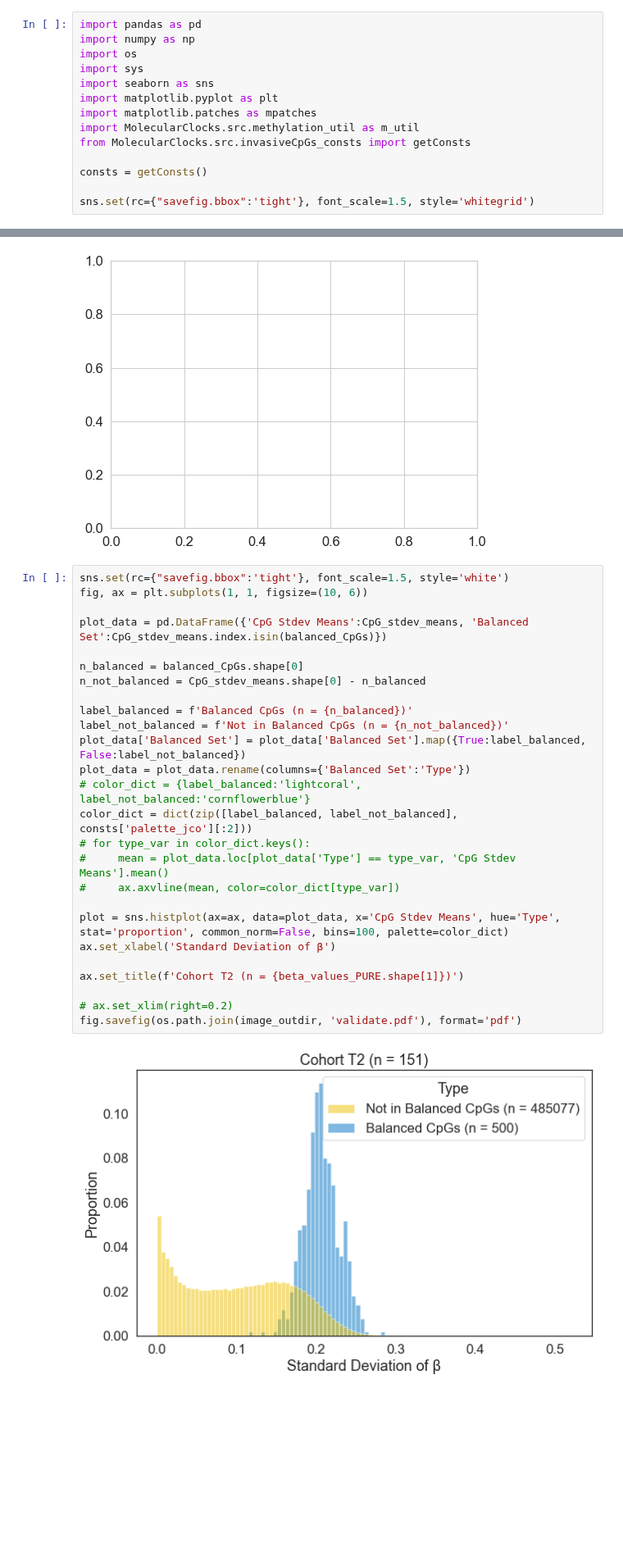
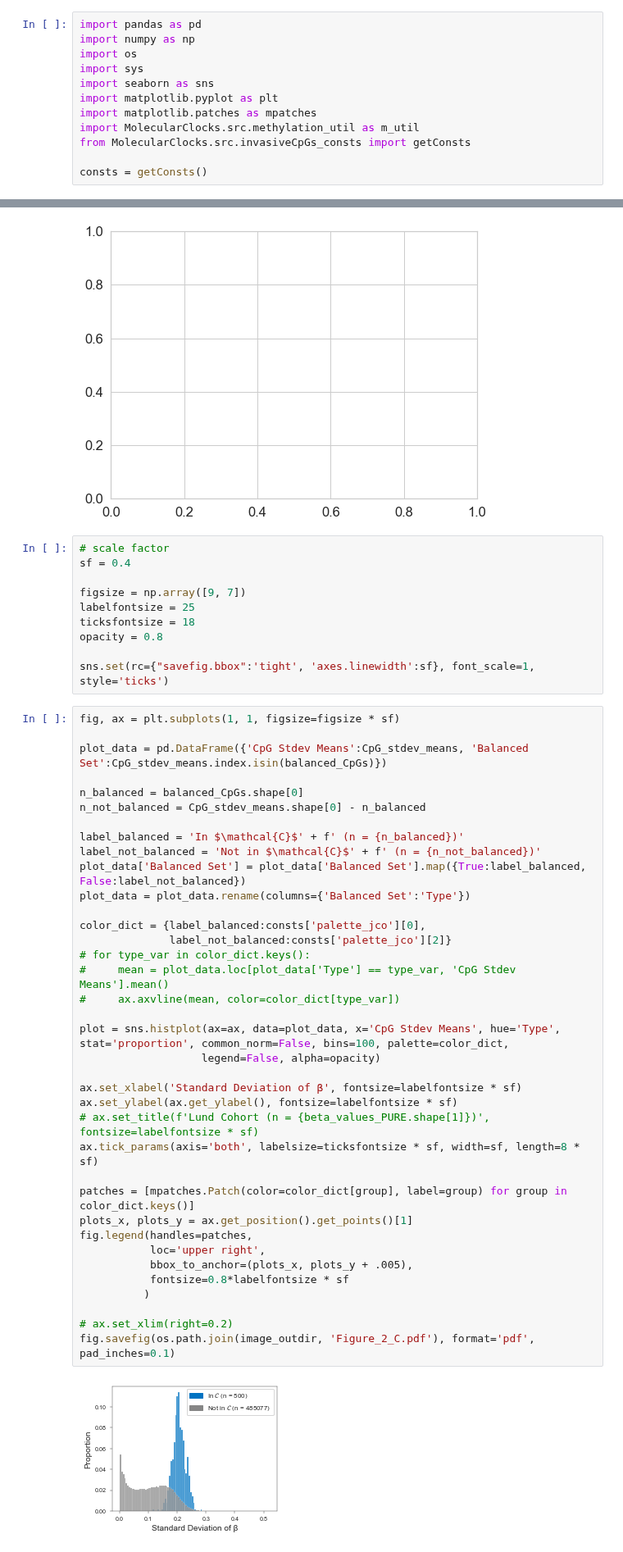
Before and after one commit to danmonyak/EpiClockInvasiveBRCA, a Jupyter notebook: Analysis/Validate Sites.ipynb, the cells around one changed output, grey strips where cells are left out. Shown at 82% size. Cells and saved outputs as stored; diff of their text form; blank space fills up the shorter version.

Commit message:
added consistent formatting steps

```diff
--- a/Analysis/Validate Sites.ipynb
+++ b/Analysis/Validate Sites.ipynb
@@ -10,8 +10,6 @@ import MolecularClocks.src.methylation_util as m_util
 from MolecularClocks.src.invasiveCpGs_consts import getConsts
 
 consts = getConsts()
-
-sns.set(rc={"savefig.bbox":'tight'}, font_scale=1.5, style='whitegrid')
 # %%
 proj_dir = os.path.join(consts['official_indir'], 'Ringner')
 beta_values = pd.read_table(os.path.join(proj_dir, 'GSE75067_betaValues.txt'), index_col=0)
@@ -47,31 +45,52 @@ fig.savefig(os.path.join(consts['indir'], 'evidence', 'selection', 'Ringner-bala
 # %% [output]
 NameError: name 'CpG_stdev_means' is not defined
 [figure]
+# %%
+# scale factor
+sf = 0.4
+
+figsize = np.array([9, 7])
+labelfontsize = 25
+ticksfontsize = 18
+opacity = 0.8
+
+sns.set(rc={"savefig.bbox":'tight', 'axes.linewidth':sf}, font_scale=1, style='ticks')
 # %%
-sns.set(rc={"savefig.bbox":'tight'}, font_scale=1.5, style='white')
-fig, ax = plt.subplots(1, 1, figsize=(10, 6))
+fig, ax = plt.subplots(1, 1, figsize=figsize * sf)
 
 plot_data = pd.DataFrame({'CpG Stdev Means':CpG_stdev_means, 'Balanced Set':CpG_stdev_means.index.isin(balanced_CpGs)})
 
 n_balanced = balanced_CpGs.shape[0]
 n_not_balanced = CpG_stdev_means.shape[0] - n_balanced
 
-label_balanced = f'Balanced CpGs (n = {n_balanced})'
-label_not_balanced = f'Not in Balanced CpGs (n = {n_not_balanced})'
+label_balanced = 'In $\mathcal{C}$' + f' (n = {n_balanced})'
+label_not_balanced = 'Not in $\mathcal{C}$' + f' (n = {n_not_balanced})'
 plot_data['Balanced Set'] = plot_data['Balanced Set'].map({True:label_balanced, False:label_not_balanced})
 plot_data = plot_data.rename(columns={'Balanced Set':'Type'})
-# color_dict = {label_balanced:'lightcoral', label_not_balanced:'cornflowerblue'}
-color_dict = dict(zip([label_balanced, label_not_balanced], consts['palette_jco'][:2]))
+
+color_dict = {label_balanced:consts['palette_jco'][0],
+              label_not_balanced:consts['palette_jco'][2]}
 # for type_var in color_dict.keys():
 #     mean = plot_data.loc[plot_data['Type'] == type_var, 'CpG Stdev Means'].mean()
 #     ax.axvline(mean, color=color_dict[type_var])
 
-plot = sns.histplot(ax=ax, data=plot_data, x='CpG Stdev Means', hue='Type', stat='proportion', common_norm=False, bins=100, palette=color_dict)
-ax.set_xlabel('Standard Deviation of β')
+plot = sns.histplot(ax=ax, data=plot_data, x='CpG Stdev Means', hue='Type', stat='proportion', common_norm=False, bins=100, palette=color_dict,
+                   legend=False, alpha=opacity)
 
-ax.set_title(f'Cohort T2 (n = {beta_values_PURE.shape[1]})')
+ax.set_xlabel('Standard Deviation of β', fontsize=labelfontsize * sf)
+ax.set_ylabel(ax.get_ylabel(), fontsize=labelfontsize * sf)
+# ax.set_title(f'Lund Cohort (n = {beta_values_PURE.shape[1]})', fontsize=labelfontsize * sf)
+ax.tick_params(axis='both', labelsize=ticksfontsize * sf, width=sf, length=8 * sf)
+
+patches = [mpatches.Patch(color=color_dict[group], label=group) for group in color_dict.keys()]
+plots_x, plots_y = ax.get_position().get_points()[1]
+fig.legend(handles=patches,
+           loc='upper right',
+           bbox_to_anchor=(plots_x, plots_y + .005),
+           fontsize=0.8*labelfontsize * sf
+          )
 
 # ax.set_xlim(right=0.2)
-fig.savefig(os.path.join(image_outdir, 'validate.pdf'), format='pdf')
+fig.savefig(os.path.join(image_outdir, 'Figure_2_C.pdf'), format='pdf', pad_inches=0.1)
 # %% [output]
-[figure, old version]
+[figure, new version]
```
Also changed, not shown: 2 other files.
